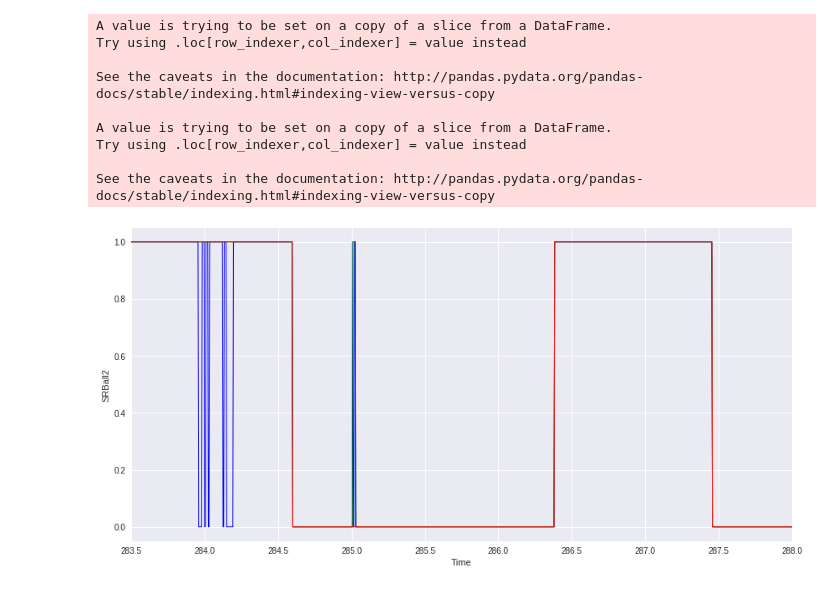
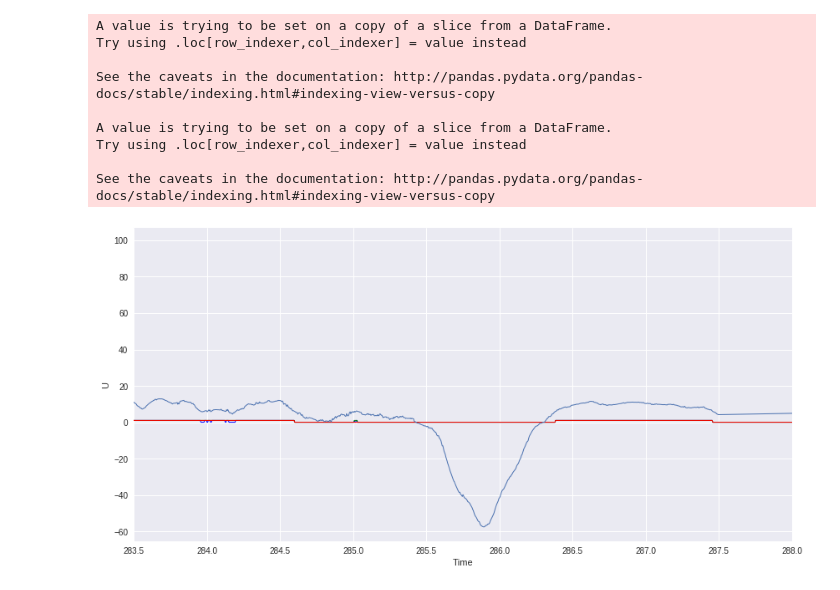
Before and after one commit to alTeska/VR_Acuity, a Jupyter notebook: notebooks/SRB_dtime_2804.ipynb, the cells around one changed output. Saved outputs shown, nothing was run; the diff lists cells and outputs as text; code cells hidden in the pictures.

```diff
--- a/notebooks/SRB_dtime_2804.ipynb
+++ b/notebooks/SRB_dtime_2804.ipynb
@@ -75,9 +75,9 @@ df7.head()
 # print(df7.limmax.min())
 # print(df7.limmax.max())
 # %%
-limits=pd.DataFrame({'speed':[7, -7, 14, -14, 28, -28],
-                     'min'  :[-10, 3, -16, 6, -34, 20],
-                     'max'  :[-3, 10, -6, 16, -20, 34]})
+limits=pd.DataFrame({'speed':[-7 ,  7, -14, 14, -28, 28],
+                     'min'  :[-10,  3, -16,  6, -34, 20],
+                     'max'  :[-3 , 10,  -6, 16, -20, 34]})
 limits
 # %% [output]
 |  | max | min | speed |
@@ -217,8 +217,10 @@ for name, dd in df.groupby('session_id'):
 
         df2['SRBtt'] = (df2['Time']>minF[i]) & (df2['Time']<maxF[i])
         df2['SRBall'] = (df2['SRBtt']==True) | (df2['SRBall']==True)
-#
 
+
+    df2['dtimeA'] = df2['dtime']
+    df2.drop('dtime', inplace=True, axis=1)
     # DELETING SHORT SRB
     # calculating dtime - time of srb
     dfSRBtemp2 = df2[df2['SRBall']==False]
@@ -227,7 +229,7 @@ for name, dd in df.groupby('session_id'):
     df22.fillna(0, inplace=True)
 
     #special time cases
-    dftemp2 = dfSRBtemp2[(dfSRBtemp2['dtime']<0.1)]
+    dftemp2 = dfSRBtemp2[(dfSRBtemp2['dtime']<0.1) & (dfSRBtemp2['dtime']>0.0049)]
     dftemp2 = dftemp2.reset_index(drop=True)
     maxF2, minF2 = {}, {}
     df22['SRBall2'] = df22['SRBall']
@@ -254,16 +256,16 @@ See the caveats in the documentation: http://pandas.pydata.org/pandas-docs/stabl
 # %%
 a, b = 283.5, 288
 # a, b = 284.9, 285.3
 temp = DF2[DF2['session_id']==6]
 g = sns.FacetGrid(data=temp, size=6, aspect=2, xlim=[a,b])
 # g = sns.FacetGrid(data=temp, size=6, aspect=2)
 g.map(plt.plot, "Time", "SRB" , alpha=1, linewidth=1, color='blue');
 g.map(plt.plot, "Time", "SRBall" , alpha=1, linewidth=1, color='green');
 g.map(plt.plot, "Time", "SRBall2" , alpha=1, linewidth=1, color='red');
 # g.map(plt.plot, "Time", "dtime" , alpha=1, linewidth=1, color='black');
-# g.map(plt.plot, "Time", "U"     , alpha=1, linewidth=1);
+g.map(plt.plot, "Time", "U"     , alpha=1, linewidth=1);
 # %% [output]
-[figure, old version]
+[figure, new version]
 # %%
 a, b = 305, 310
 temp = DF2[DF2['session_id']==6]
```
Also changed, not shown: parts of 4 cells of this notebook, 4 other files.
